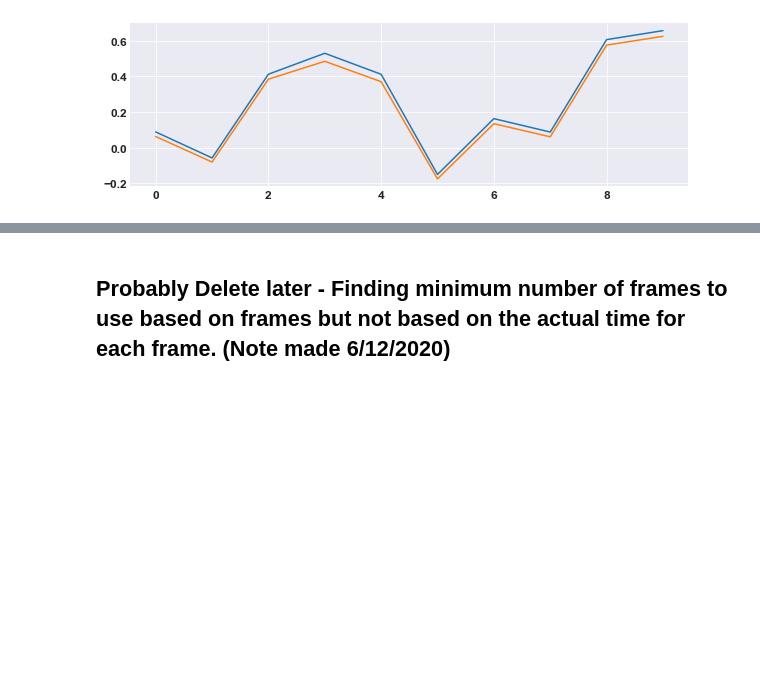
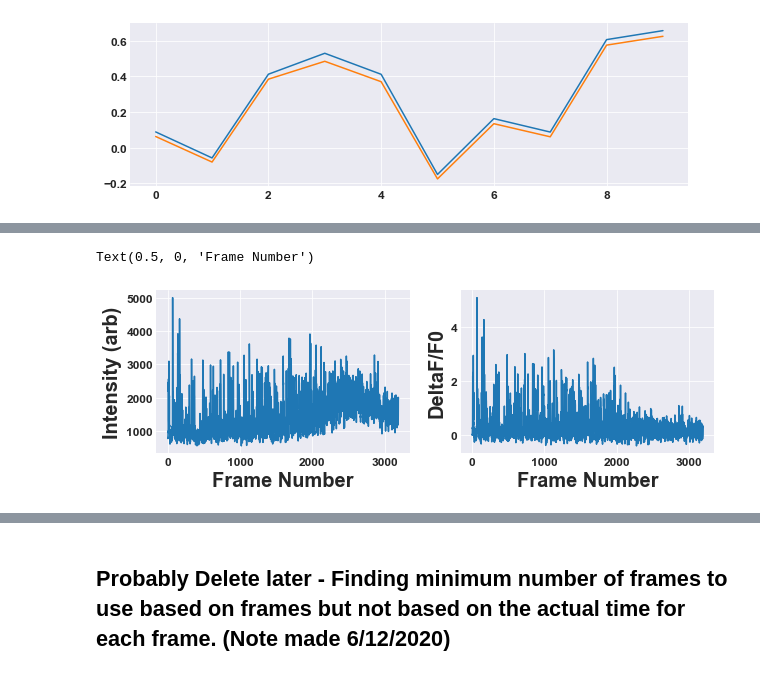
Before and after one commit to wdempseyRepo/neuron-analysis, a Jupyter notebook: gcamp/deltaFOverF.ipynb, the cells around one changed output, grey strips where cells are left out. Drawn from its saved outputs; the diff is of its cells as text; code cells hidden in the pictures; blank space fills up the shorter version.

Commit message:
Added cells to script
Added new averaging and basic plotting cells to deltaFOverF.ipynb

```diff
--- a/gcamp/deltaFOverF.ipynb
+++ b/gcamp/deltaFOverF.ipynb
@@ -513,0 +692,15 @@ As an example, let's say the movie starts at Frame 0 and the first intervention
+# %%
+data_for_display = all_data.columns.levels[1][1] # Add in whichever element you prefer, here
+Example_PlotMat = all_data[['Intensity Values','DeltaF/F0 Values']].xs(data_for_display,axis=1,level=1)
+
+ax1=plt.subplot(1, 2, 1)
+plt.plot(Example_PlotMat['Intensity Values'])
+plt.ylabel('Intensity (arb)')
+plt.xlabel('Frame Number')
+ax2=plt.subplot(1, 2, 2)
+plt.plot(Example_PlotMat['DeltaF/F0 Values'])
+plt.ylabel('DeltaF/F0')
+plt.xlabel('Frame Number')
+# %% [output]
+Text(0.5, 0, 'Frame Number')
+[figure, added]
```
Also changed, not shown: parts of 54 cells of this notebook.
